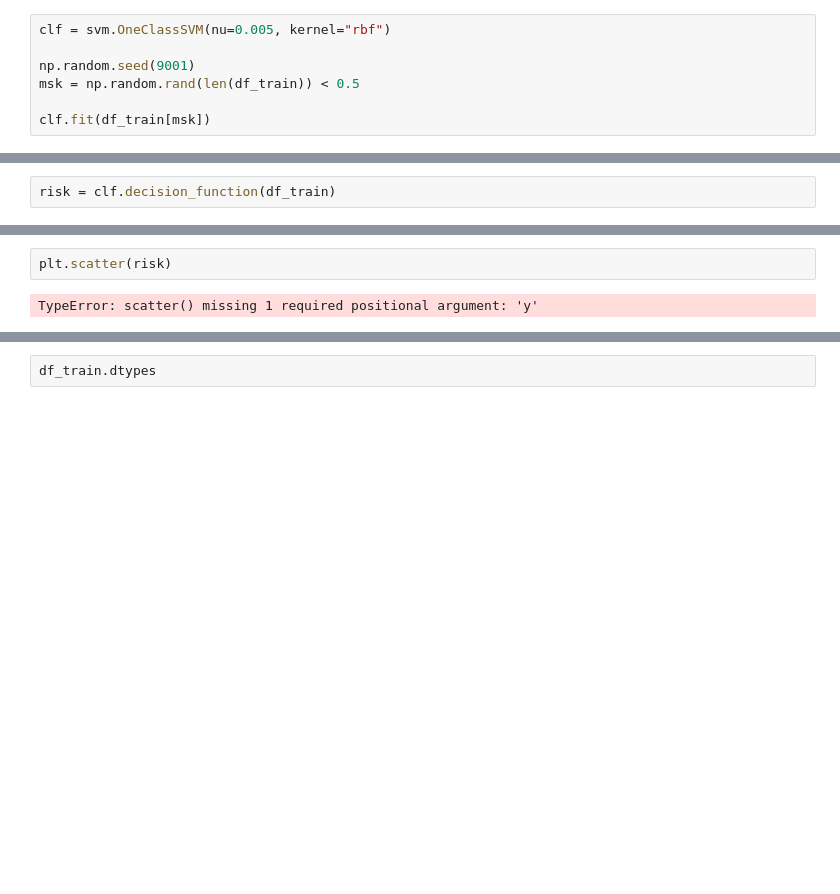
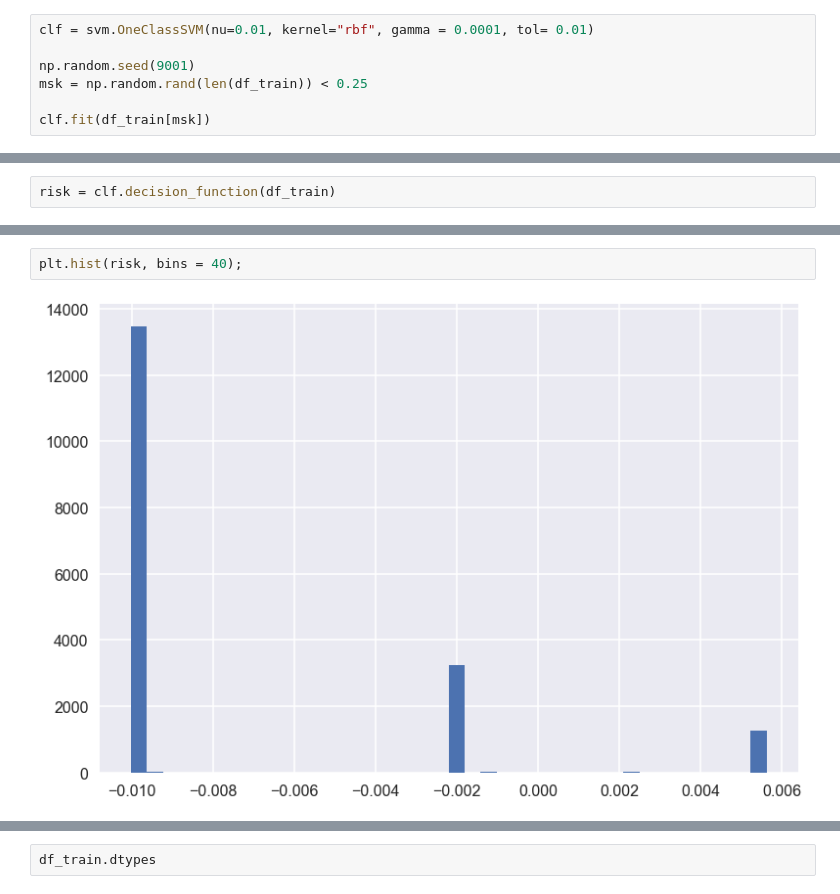
Before and after one commit to amerch/ComputeFest-Data-Challenge, a Jupyter notebook: EDA.ipynb, the cells around one changed output, grey strips where cells are left out. Cells and saved outputs as stored; diff of their text form; blank space fills up the shorter version.

```diff
--- a/EDA.ipynb
+++ b/EDA.ipynb
@@ -298,10 +298,10 @@ plt.scatter(df_train['Allowed Amount per Beneficiary'], df_train['Submitted Char
 # %%
 from sklearn import svm
 # %%
-clf = svm.OneClassSVM(nu=0.005, kernel="rbf")
+clf = svm.OneClassSVM(nu=0.01, kernel="rbf", gamma = 0.0001, tol= 0.01)
 
 np.random.seed(9001)
-msk = np.random.rand(len(df_train)) < 0.5
+msk = np.random.rand(len(df_train)) < 0.25
 
 clf.fit(df_train[msk])
 # %% [output]
@@ -317,4 +358,4 @@ len(np.unique(risk))
 # %%
-plt.scatter(risk)
+plt.hist(risk, bins = 40);
 # %% [output]
-TypeError: scatter() missing 1 required positional argument: 'y'
+[figure, added]
```
Also changed, not shown: parts of 7 cells of this notebook, 2 other files.
